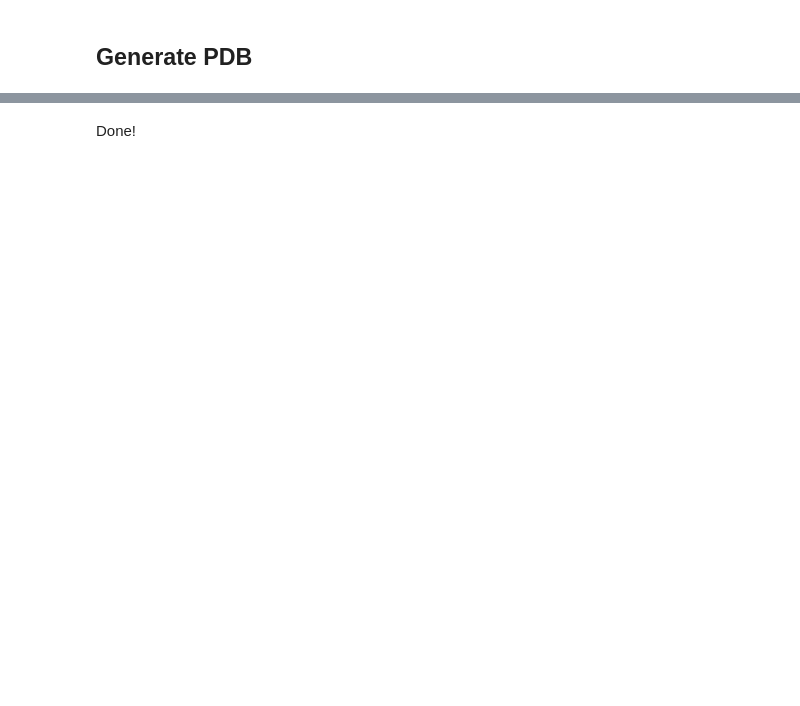
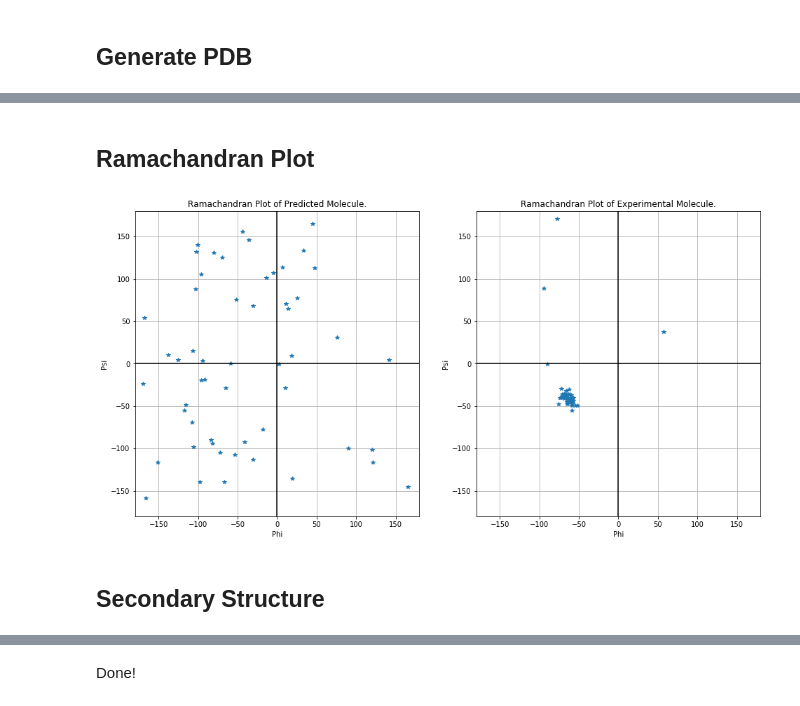
Before and after one commit to cristianl1251/structural-bioinformatics, a Jupyter notebook: assignment_4/Protein Structure Prediction.ipynb, the cells around one changed output, grey strips where cells are left out. Drawn from its saved outputs; the diff is of its cells as text; code cells hidden in the pictures; blank space fills up the shorter version.

```diff
--- a/assignment_4/Protein Structure Prediction.ipynb
+++ b/assignment_4/Protein Structure Prediction.ipynb
@@ -346,4 +353,4 @@ Iteration: 11, Average Fitness: 586010000000312.2
 # %% [markdown]
 ## Generate PDB
 # %%
-phi_psi_to_pdb('1ROP-F', sequence, phis_psis)
+predicted_protein = phi_psi_to_pdb('1ROP-F', sequence, phis_psis)
@@ -349,0 +403,19 @@ phi_psi_to_pdb('1ROP-F', sequence, phis_psis)
+# %%
+def calculate_dihedral_angle(p1, p2, p3, p4):
+    p1, p2, p3, p4 = np.array(p1), np.array(p2), np.array(p3), np.array(p4)
+
+    b1 = -1.0 * (p2 - p1)
+    b2 = p3 - p2
+    b3 = p4 - p3
+
+    # normalize b2
+    b2 /= np.linalg.norm(b2)
+
+    # projections of b1 and b3 onto plane perpendicular to b2
+    v = b1 - np.dot(b1, b2) * b2
+    w = b3 - np.dot(b3, b2) * b2
+
+    # angle between v and w is the torsion angle
+    x = np.dot(v, w)
+    y = np.dot(np.cross(b2, v), w)
+    return np.degrees(np.arctan2(y, x))
@@ -349,0 +460,22 @@ phi_psi_to_pdb('1ROP-F', sequence, phis_psis)
+# %%
+predicted_phi_psi = infer_phi_psi(predicted_protein)
+experimental_phi_psi = infer_phi_psi(molecule)
+# %% [markdown]
+## Ramachandran Plot
+# %%
+def plot_ramachandran(ax, phi_psi, plot_title):
+    ax.set_title('Ramachandran Plot of %s.' % (plot_title))
+    ax.plot(phi_psi.phi, phi_psi.psi, '*')
+    ax.plot(np.linspace(-180, 180, len(phi_psi.phi)), np.zeros(len(phi_psi.psi)), 'k')
+    ax.plot(np.zeros(len(phi_psi.phi)), np.linspace(-180, 180, len(phi_psi.psi)), 'k')
+    ax.set(xlabel='Phi', ylabel='Psi')
+    ax.grid()
+    ax.axis([-180, 180, -180, 180])
+# %%
+fig, ax = plt.subplots(nrows=1, ncols=2, figsize=(16,8))
+plot_ramachandran(ax[0], predicted_phi_psi,'Predicted Molecule')
+plot_ramachandran(ax[1], experimental_phi_psi, 'Experimental Molecule')
+# %% [output]
+[figure, added]
+# %% [markdown]
+## Secondary Structure
```
Also changed, not shown: parts of 28 cells of this notebook.
